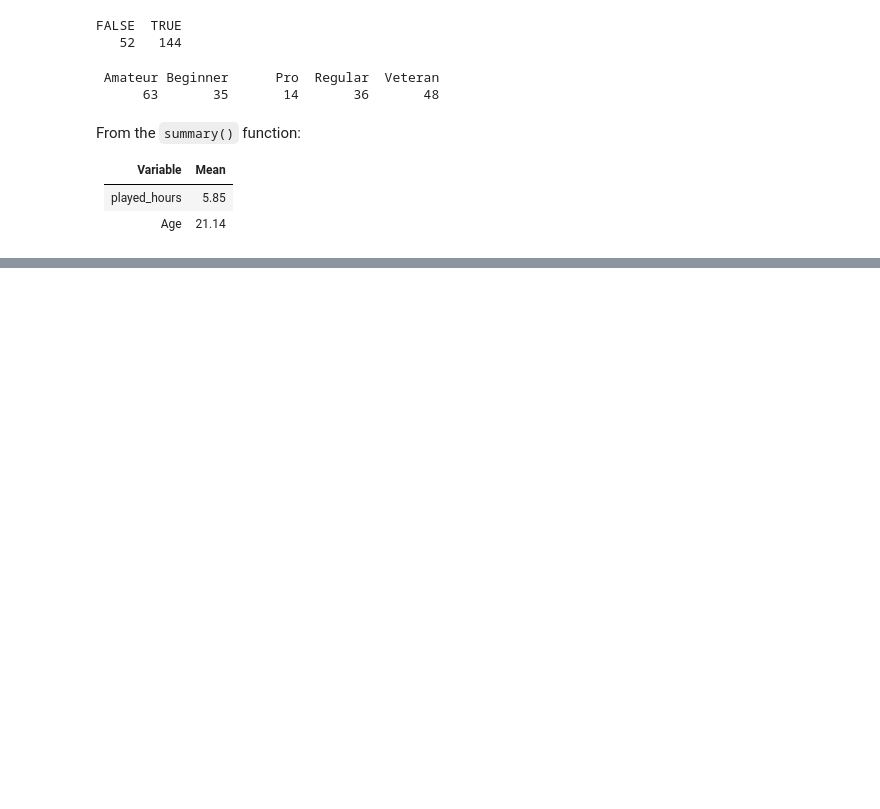
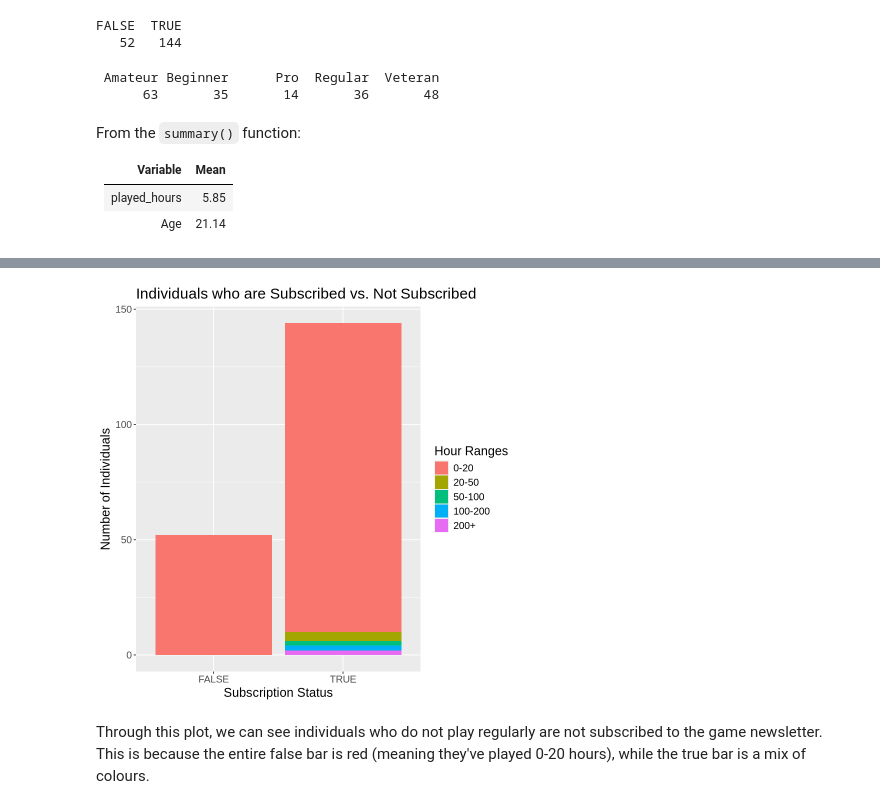
Before and after one commit to joannaft/jt-dsci-100-project, a Jupyter notebook: 5_project_report_joannatse.ipynb, the cells around one changed output, grey strips where cells are left out. Cells and saved outputs as stored; diff of their text form; code cells hidden in the pictures; blank space fills up the shorter version.

```diff
--- a/5_project_report_joannatse.ipynb
+++ b/5_project_report_joannatse.ipynb
@@ -203,0 +222,16 @@ From the `summary()` function:
+# %%
+new_player_data$hours_ranges <- cut(new_player_data$played_hours, breaks=c(-1,20,50,100,200,250), labels=c("0-20","20-50","50-100", "100-200", "200+"), na.rm = TRUE)
+# %%
+phours_plot <- new_player_data |>
+    ggplot(aes(x = subscribe, fill = hours_ranges)) +
+    geom_bar() +
+    labs(x = "Subscription Status",
+         y = "Number of Individuals",
+         fill = "Hour Ranges",
+         title = "Individuals who are Subscribed vs. Not Subscribed") +
+    theme(text = element_text(size = 15))
+phours_plot
+# %% [output]
+[figure, added]
+# %% [markdown]
+Through this plot, we can see individuals who do not play regularly are not subscribed to the game newsletter. This is because the entire false bar is red (meaning they've played 0-20 hours), while the true bar is a mix of colours.
```
Also changed, not shown: parts of 10 cells of this notebook.
